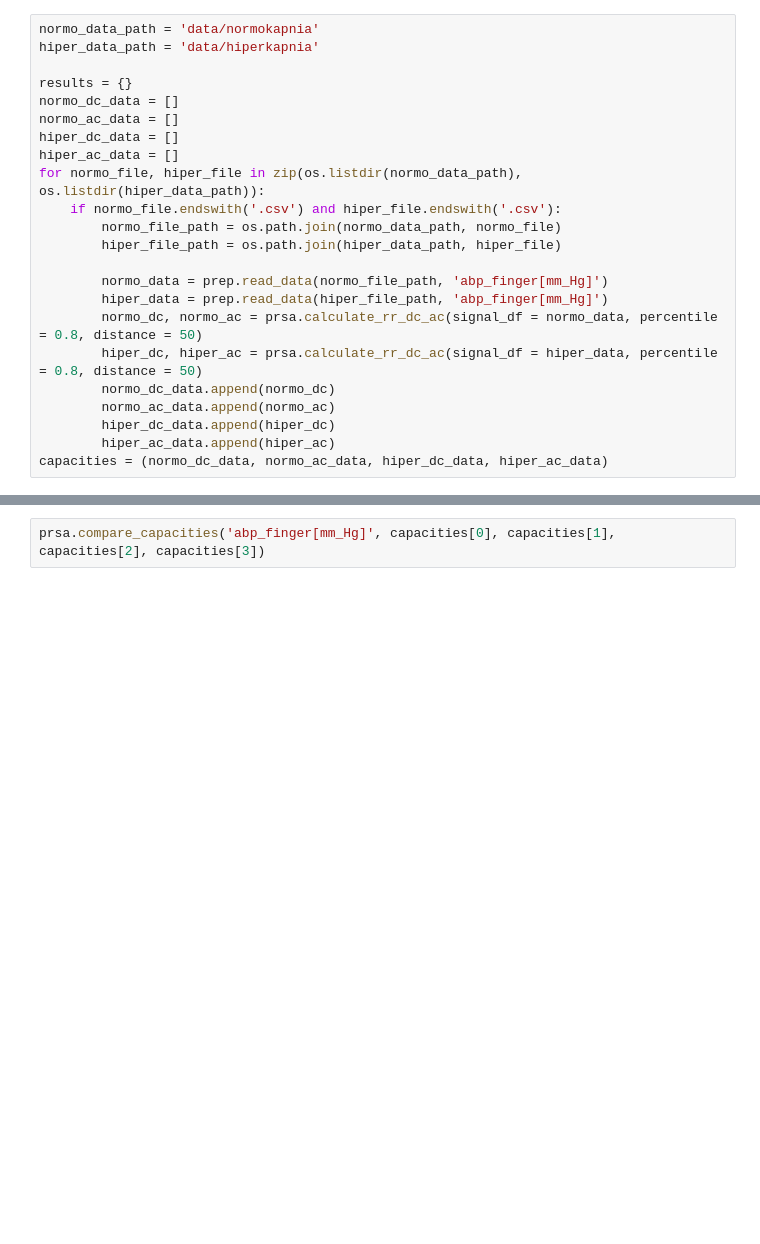
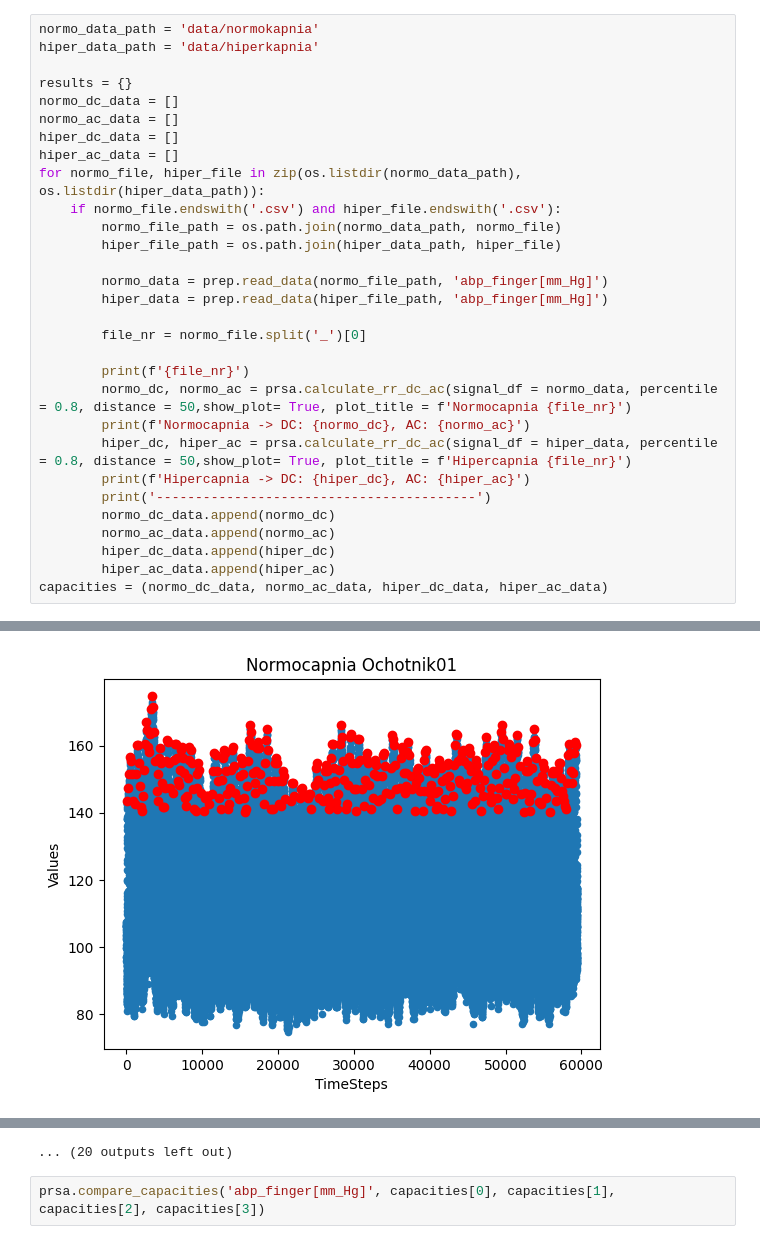
Before and after one commit to IgnacyBerent/BrainLab, a Jupyter notebook: main_analysis.ipynb, the cells around one changed output, grey strips where cells are left out. Saved outputs shown, nothing was run; the diff lists cells and outputs as text; blank space fills up the shorter version.

Commit message:
Analysis of abp signal with plots comparison

```diff
--- a/main_analysis.ipynb
+++ b/main_analysis.ipynb
@@ -18,10 +19,18 @@ for normo_file, hiper_file in zip(os.listdir(normo_data_path), os.listdir(hiper_
 
         normo_data = prep.read_data(normo_file_path, 'abp_finger[mm_Hg]')
         hiper_data = prep.read_data(hiper_file_path, 'abp_finger[mm_Hg]')
-        normo_dc, normo_ac = prsa.calculate_rr_dc_ac(signal_df = normo_data, percentile = 0.8, distance = 50)
-        hiper_dc, hiper_ac = prsa.calculate_rr_dc_ac(signal_df = hiper_data, percentile = 0.8, distance = 50)
+
+        file_nr = normo_file.split('_')[0]
+
+        print(f'{file_nr}')
+        normo_dc, normo_ac = prsa.calculate_rr_dc_ac(signal_df = normo_data, percentile = 0.8, distance = 50,show_plot= True, plot_title = f'Normocapnia {file_nr}')
+        print(f'Normocapnia -> DC: {normo_dc}, AC: {normo_ac}')
+        hiper_dc, hiper_ac = prsa.calculate_rr_dc_ac(signal_df = hiper_data, percentile = 0.8, distance = 50,show_plot= True, plot_title = f'Hipercapnia {file_nr}')
+        print(f'Hipercapnia -> DC: {hiper_dc}, AC: {hiper_ac}')
+        print('-----------------------------------------')
         normo_dc_data.append(normo_dc)
         normo_ac_data.append(normo_ac)
         hiper_dc_data.append(hiper_dc)
         hiper_ac_data.append(hiper_ac)
 capacities = (normo_dc_data, normo_ac_data, hiper_dc_data, hiper_ac_data)
+# %% [output]
@@ -27,0 +70 @@ capacities = (normo_dc_data, normo_ac_data, hiper_dc_data, hiper_ac_data)
+[figure, added]
@@ -28,3 +80,4 @@ capacities = (normo_dc_data, normo_ac_data, hiper_dc_data, hiper_ac_data)
+... (20 outputs left out)
 # %%
 prsa.compare_capacities('abp_finger[mm_Hg]', capacities[0], capacities[1], capacities[2], capacities[3])
 # %% [output]
```
Also changed, not shown: parts of 2 cells of this notebook, 1 other file.
